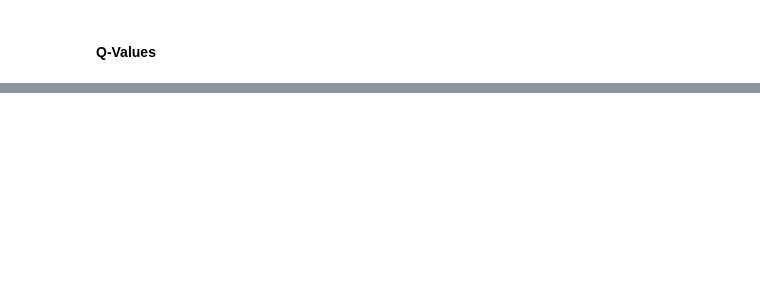
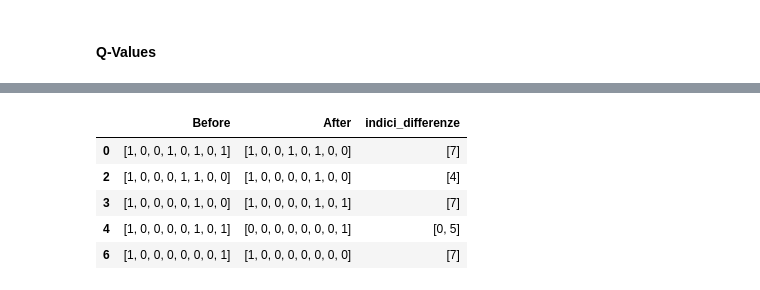
Before and after one commit to andreabazerla/dpcm-card-game, a Jupyter notebook: notebooks/analysis.ipynb, the cells around one changed output, grey strips where cells are left out. Drawn from its saved outputs; the diff is of its cells as text; code cells hidden in the pictures; blank space fills up the shorter version.

```diff
--- a/notebooks/analysis.ipynb
+++ b/notebooks/analysis.ipynb
@@ -367,0 +286,3 @@ plt.show()
+# %%
+state_seen_df['Before'] = state_seen_df['Before'].apply(lambda x: x[3:11])
+state_seen_df['After'] = state_seen_df['After'].apply(lambda x: x[3:11])
@@ -367,0 +298,2 @@ plt.show()
+# %%
+state_seen_df = state_seen_df[state_seen_df['Before'] != state_seen_df['After']]
@@ -367,0 +309,14 @@ plt.show()
+# %%
+def trova_differenze(lista1, lista2):
+    return [i for i, (elem1, elem2) in enumerate(zip(lista1, lista2)) if elem1 != elem2]
+# %%
+state_seen_df['indici_differenze'] = state_seen_df.apply(lambda row: trova_differenze(row['Before'], row['After']), axis=1)
+# %%
+state_seen_df.head()
+# %% [output]
+|  | Before | After | indici_differenze |
+| 0 | [1, 0, 0, 1, 0, 1, 0, 1] | [1, 0, 0, 1, 0, 1, 0, 0] | [7] |
+| 2 | [1, 0, 0, 0, 1, 1, 0, 0] | [1, 0, 0, 0, 0, 1, 0, 0] | [4] |
+| 3 | [1, 0, 0, 0, 0, 1, 0, 0] | [1, 0, 0, 0, 0, 1, 0, 1] | [7] |
+| 4 | [1, 0, 0, 0, 0, 1, 0, 1] | [0, 0, 0, 0, 0, 0, 0, 1] | [0, 5] |
+| 6 | [1, 0, 0, 0, 0, 0, 0, 1] | [1, 0, 0, 0, 0, 0, 0, 0] | [7] |
```
Also changed, not shown: parts of 54 cells of this notebook, 2 other files.
